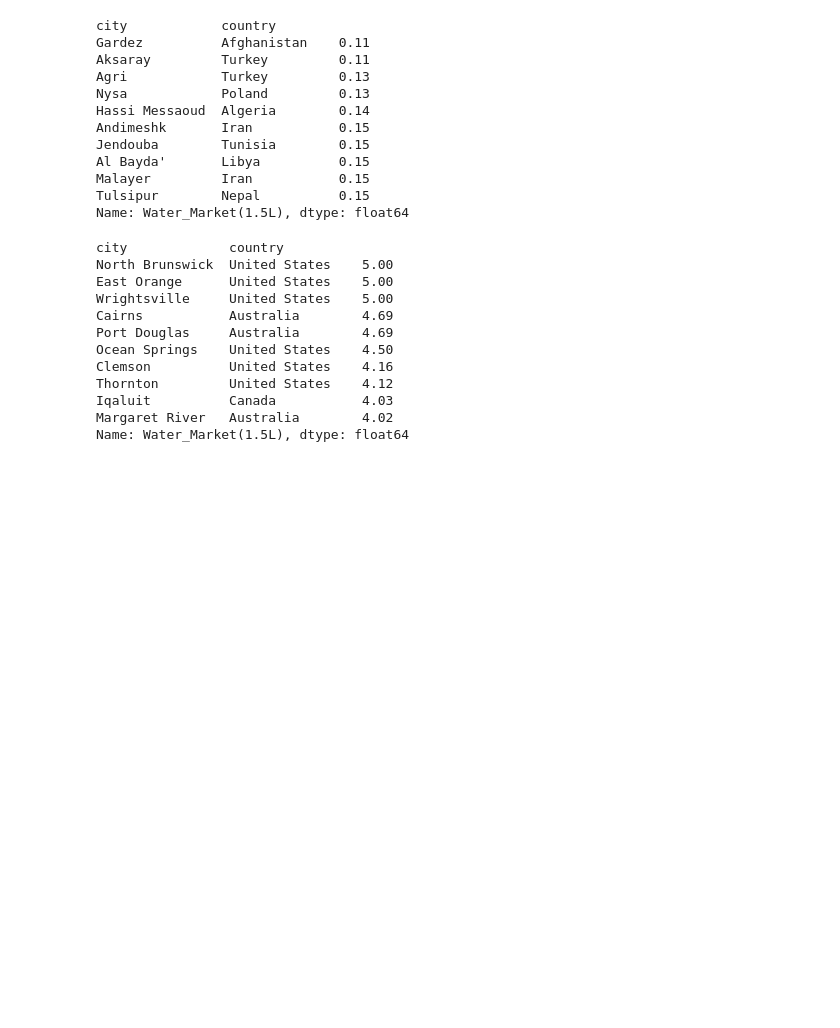
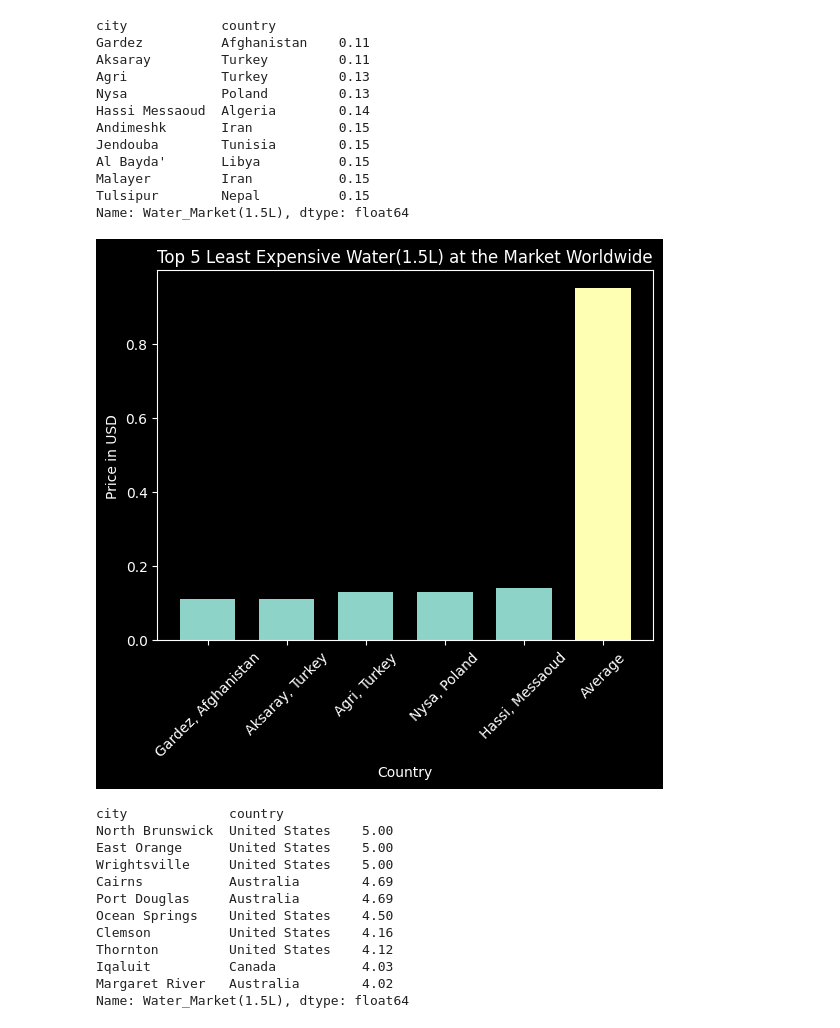
Before and after one commit to philiprobertovich/team-week-project, a Jupyter notebook: phil-project.ipynb, the cells around one changed output. Saved outputs shown, nothing was run; the diff lists cells and outputs as text; code cells hidden in the pictures; blank space fills up the shorter version.

Commit message:
find average of water column and add 2 bar graphs.

```diff
--- a/phil-project.ipynb
+++ b/phil-project.ipynb
@@ -1190,3 +1190,9 @@ plt.ylabel('Price in USD')
 plt.show()
 # %% [output]
 [figure]
+# %%
+# Find average of water 1.5L at the market column
+water_len = cost_of_living['Water_Market(1.5L)'].count()
+water_sum = cost_of_living['Water_Market(1.5L)'].sum()
+water_average = round(water_sum/water_len, 2)
+print(water_average)
@@ -1234,6 +1242,28 @@ Al Bayda'       Libya          0.15
 Malayer         Iran           0.15
 Tulsipur        Nepal          0.15
 Name: Water_Market(1.5L), dtype: float64
+# %%
+least_water_values = [0.11, 0.11, 0.13, 0.13, 0.14]
+least_water_locations = ['Gardez, Afghanistan', 'Aksaray, Turkey', 'Agri, Turkey', 'Nysa, Poland', 'Hassi, Messaoud']
+# %%
+# Create bar graph
+plt.style.use('dark_background')
+
+plt.title('Top 5 Least Expensive Water(1.5L) at the Market Worldwide')
+
+bar_width = 0.7
+
+plt.bar(least_water_locations, least_water_values, width=bar_width)
+plt.bar('Average', water_average, width=bar_width)
+plt.xticks(rotation=45)
+
+
+plt.xlabel('Country')
+plt.ylabel('Price in USD')
+
+plt.show()
+# %% [output]
+[figure, added]
 # %%
 # Find top 10 most expensive places that sell water in the market at 1.5L
 cost_of_living["Water_Market(1.5L)"].sort_values(ascending=False).head(10)
```
Also changed, not shown: parts of 3 cells of this notebook.
